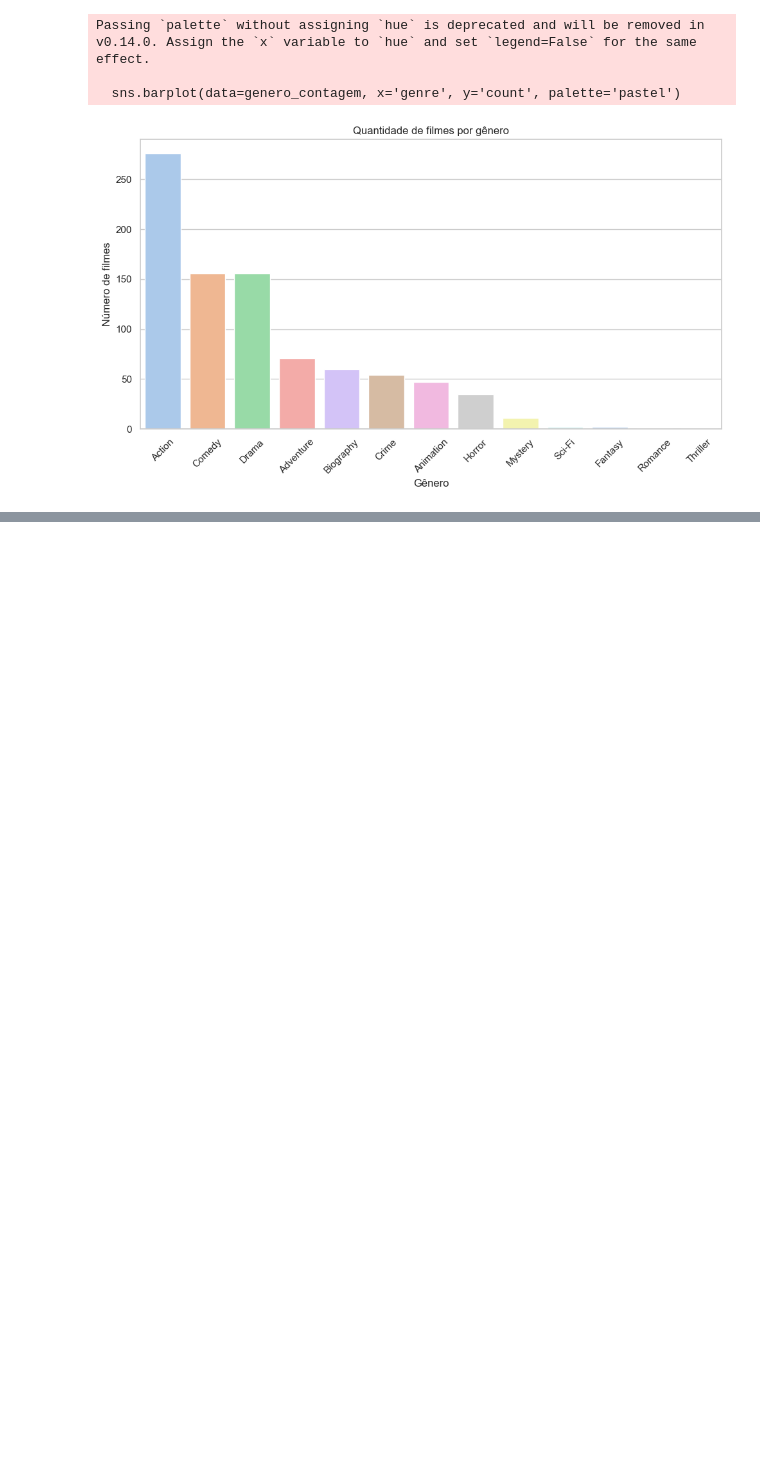
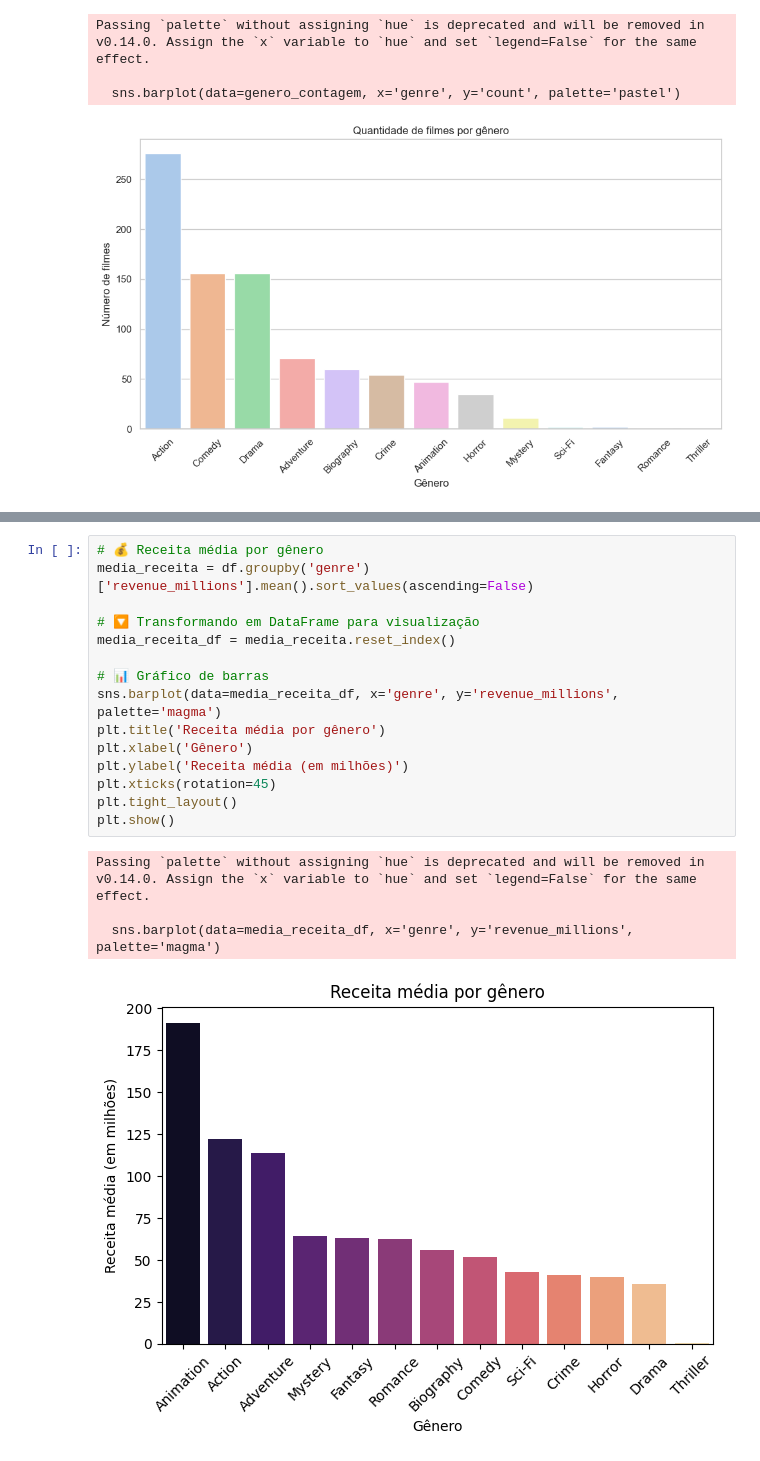
Before and after one commit to TeacherSamanthaSilva/AnaliseDadosFilmesSeaborn, a Jupyter notebook: filmes.ipynb, the cells around one changed output, grey strips where cells are left out. Cells and saved outputs as stored; diff of their text form; blank space fills up the shorter version.

```diff
--- a/filmes.ipynb
+++ b/filmes.ipynb
@@ -395,0 +492,20 @@ Passing `palette` without assigning `hue` is deprecated and will be removed in v
+# %%
+# 💰 Receita média por gênero
+media_receita = df.groupby('genre')['revenue_millions'].mean().sort_values(ascending=False)
+
+# 🔽 Transformando em DataFrame para visualização
+media_receita_df = media_receita.reset_index()
+
+# 📊 Gráfico de barras
+sns.barplot(data=media_receita_df, x='genre', y='revenue_millions', palette='magma')
+plt.title('Receita média por gênero')
+plt.xlabel('Gênero')
+plt.ylabel('Receita média (em milhões)')
+plt.xticks(rotation=45)
+plt.tight_layout()
+plt.show()
+# %% [output]
+Passing `palette` without assigning `hue` is deprecated and will be removed in v0.14.0. Assign the `x` variable to `hue` and set `legend=False` for the same effect.
+
+  sns.barplot(data=media_receita_df, x='genre', y='revenue_millions', palette='magma')
+[figure, added]
```
Also changed, not shown: parts of 17 cells of this notebook.
